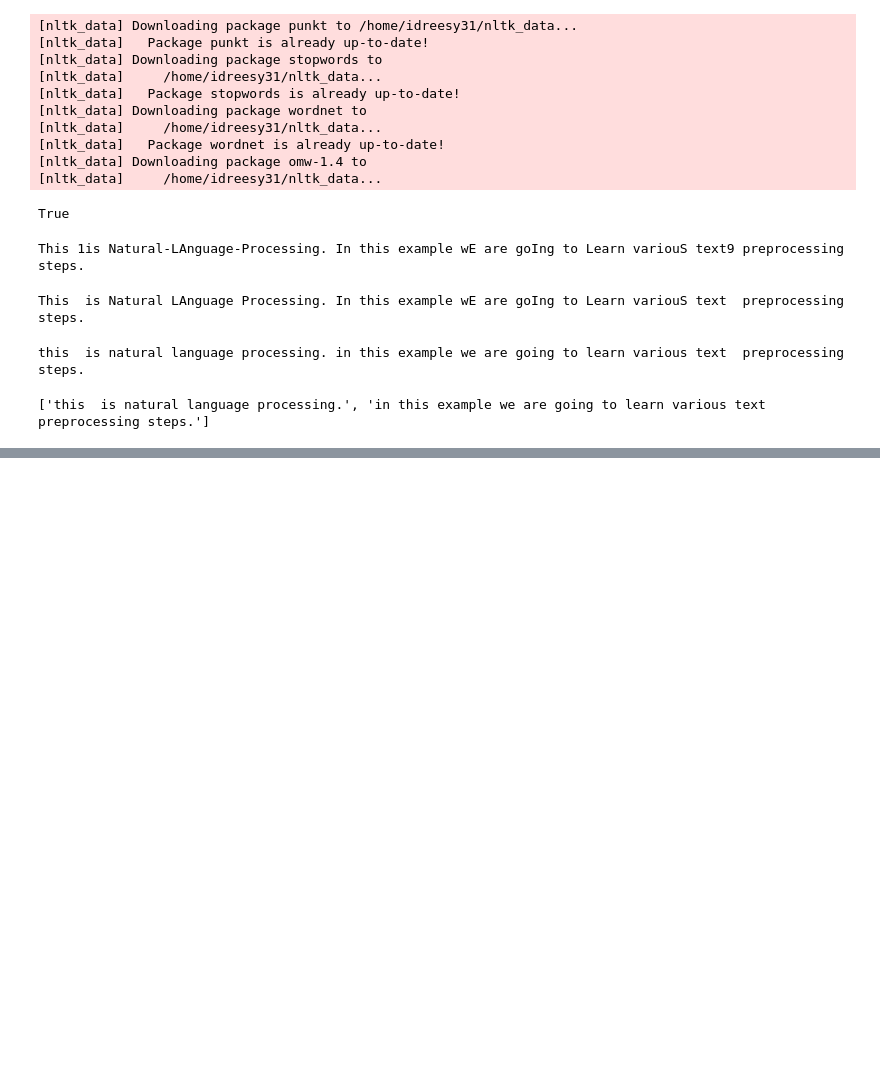
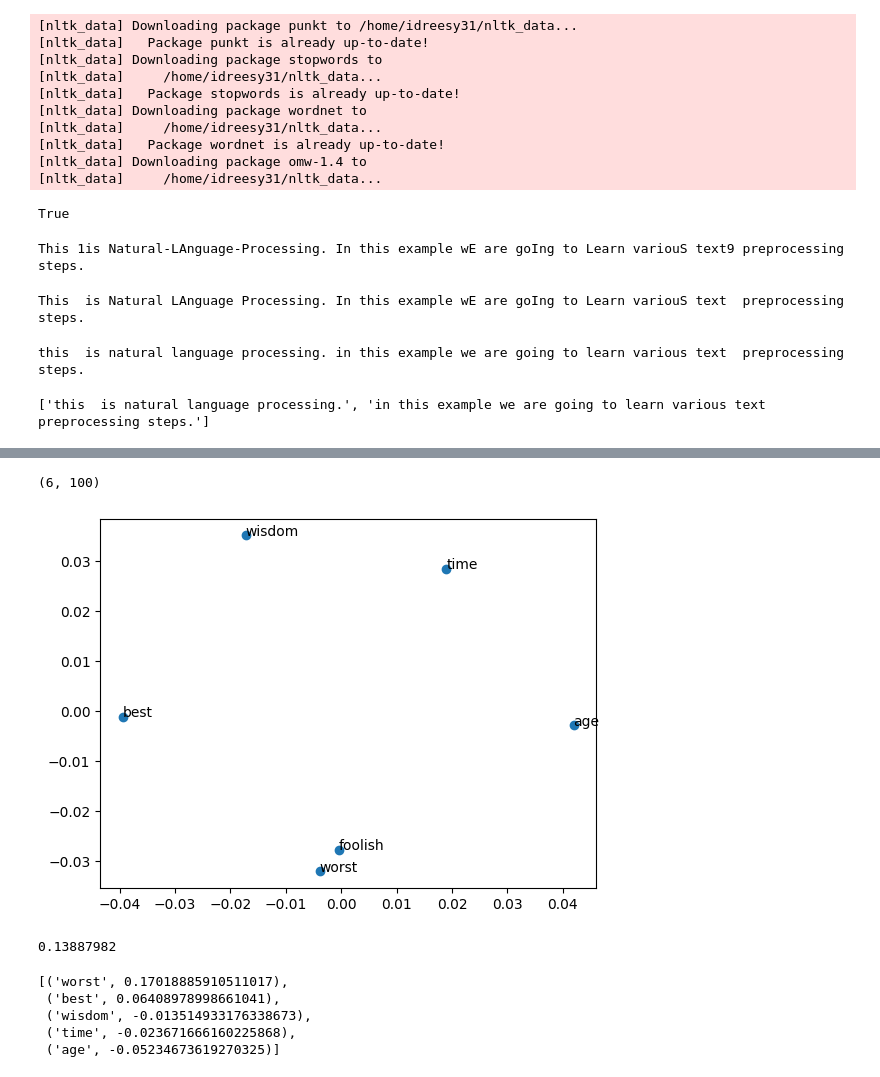
Before and after one commit to Tolash123/Machine_learning_and_Deep_learning, a Jupyter notebook: Module 4- Machine Learning/2. Working with Text Data/working_with_text.ipynb, the cells around one changed output, grey strips where cells are left out. Saved outputs shown, nothing was run; the diff lists cells and outputs as text; code cells hidden in the pictures; blank space fills up the shorter version.

```diff
--- a/Module 4- Machine Learning/2. Working with Text Data/working_with_text.ipynb
+++ b/Module 4- Machine Learning/2. Working with Text Data/working_with_text.ipynb
@@ -116,0 +238,3 @@ print(my_sentences)
+# %%
+temp_df.columns = ['clean_text_lemma', 'text_length_lemma']
+temp_df
@@ -116,0 +247,3 @@ print(my_sentences)
+# %%
+df = pd.concat([df,temp_df], axis=1)
+df
@@ -116,0 +518,4 @@ print(my_sentences)
+# %%
+df['tokenised_sentences'] = df.clean_text_stem.apply(lambda sent : sent.split())
+
+df.head()
@@ -116,0 +532,3 @@ print(my_sentences)
+# %%
+# train model
+model = Word2Vec(list(df.tokenised_sentences), vector_size=100, min_count=1)
@@ -116,0 +596,4 @@ print(my_sentences)
+# %%
+print(model.wv.__getitem__(model.wv.index_to_key).shape)
+# %% [output]
+(6, 100)
@@ -116,0 +607,28 @@ print(my_sentences)
+# %%
+from sklearn.decomposition import PCA
+import matplotlib.pyplot as plt
+
+X = model.wv.__getitem__(model.wv.index_to_key)
+pca = PCA(n_components = 2)
+result = pca.fit_transform(X)
+
+# create a scatter plot of the projection
+plt.scatter(result[:, 0], result[:, 1])
+words = list(model.wv.index_to_key)
+for i, word in enumerate(words):
+    plt.annotate(word, xy=(result[i, 0], result[i, 1]))
+plt.show()
+# %% [output]
+[figure, added]
+# %%
+model.wv.similarity('best', 'worst')
+# %% [output]
+0.13887982
+# %%
+model.wv.most_similar('foolish')
+# %% [output]
+[('worst', 0.17018885910511017),
+ ('best', 0.06408978998661041),
+ ('wisdom', -0.013514933176338673),
+ ('time', -0.023671666160225868),
+ ('age', -0.05234673619270325)]
```
Also changed, not shown: parts of 59 cells of this notebook, 3 other files.
